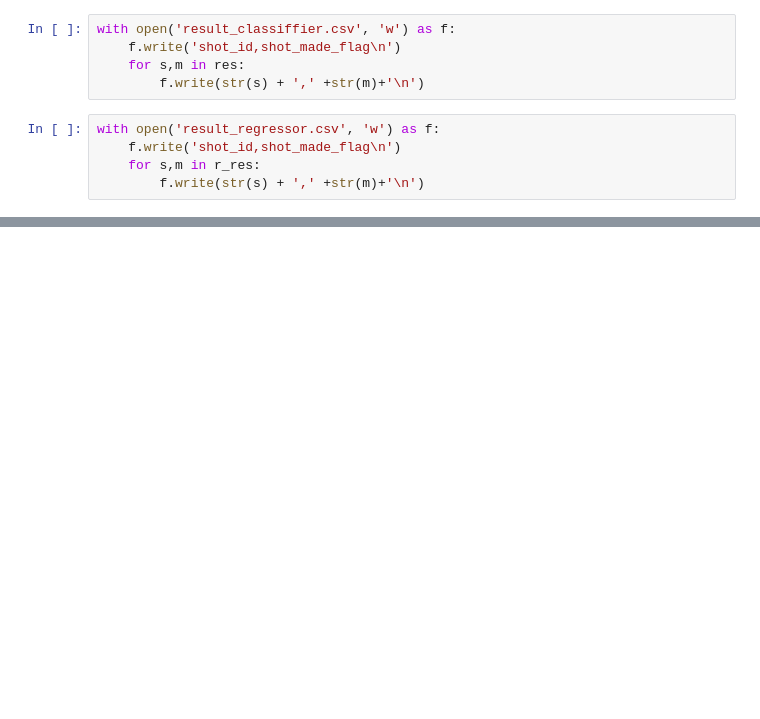
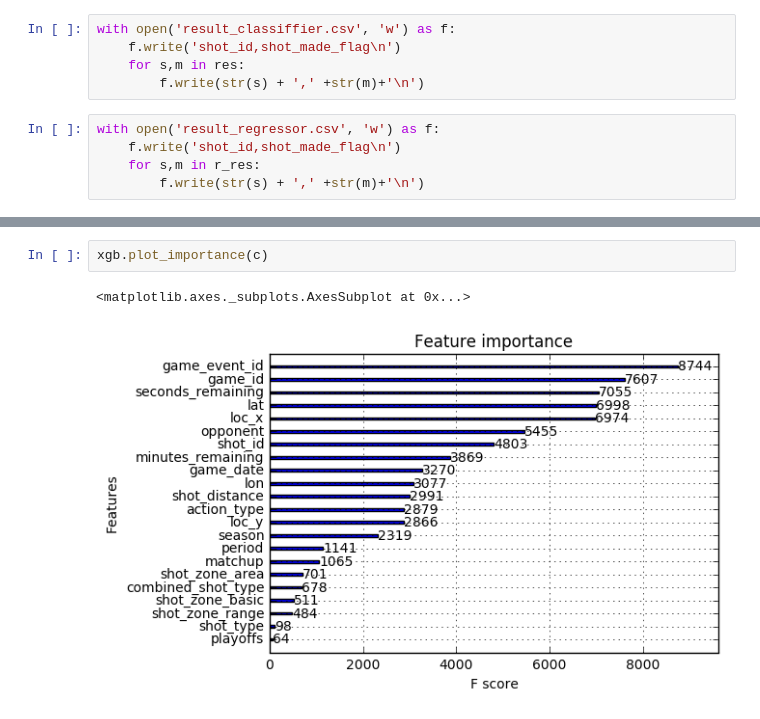
Before and after one commit to fateevstanislav/ml, a Jupyter notebook: Kobe/KobeSolve.ipynb, the cells around one changed output, grey strips where cells are left out. Saved outputs shown, nothing was run; the diff lists cells and outputs as text; blank space fills up the shorter version.

```diff
--- a/Kobe/KobeSolve.ipynb
+++ b/Kobe/KobeSolve.ipynb
@@ -103,0 +150,5 @@ for z in r_res[:3]:
+# %%
+xgb.plot_importance(c)
+# %% [output]
+<matplotlib.axes._subplots.AxesSubplot at 0x...>
+[figure, added]
```
Also changed, not shown: parts of 16 cells of this notebook, 2 other files.
